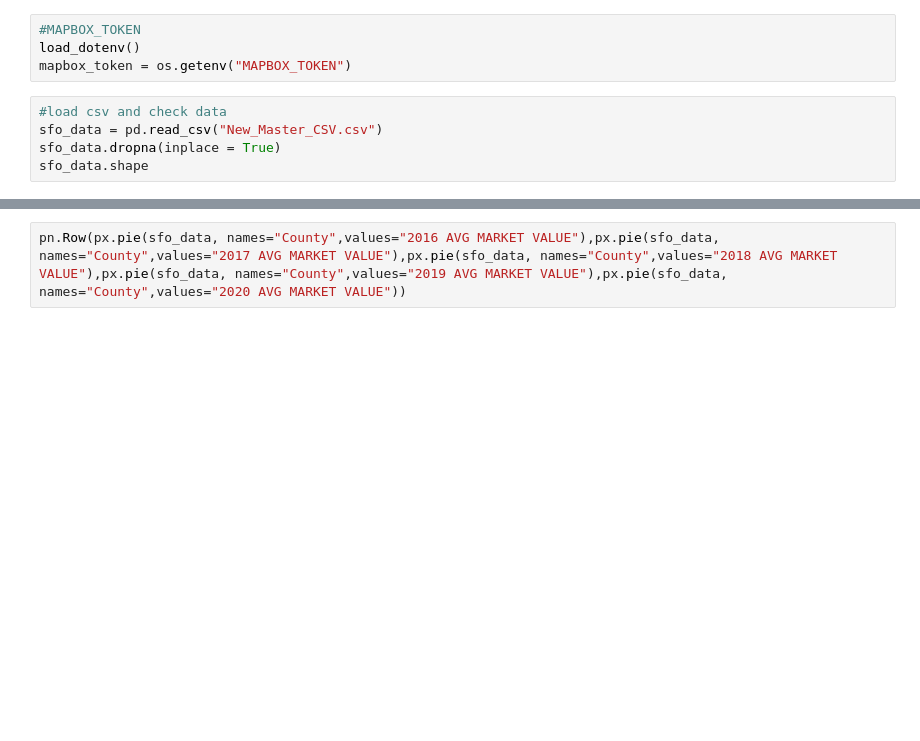
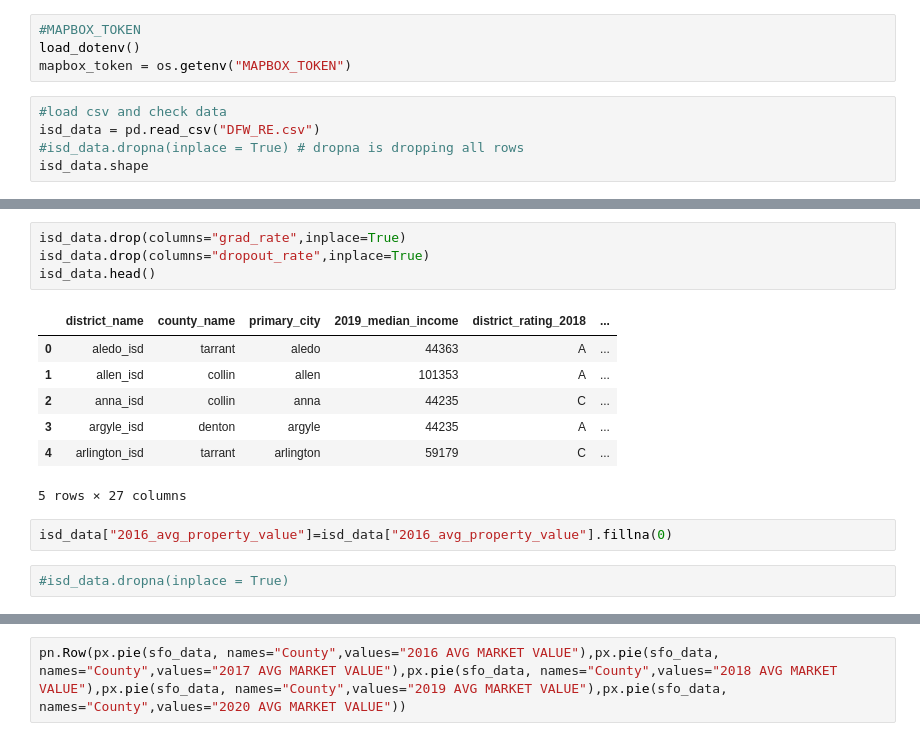
Before and after one commit to rimpi1612/DFW-Real-Estate-and-ISD-s, a Jupyter notebook: ISD_Base_House_Price_Analysis.ipynb, the cells around one changed output, grey strips where cells are left out. Cells and saved outputs as stored; diff of their text form; blank space fills up the shorter version.

Commit message:
data cleaning from csv

```diff
--- a/ISD_Base_House_Price_Analysis.ipynb
+++ b/ISD_Base_House_Price_Analysis.ipynb
@@ -19,7 +20,7 @@ load_dotenv()
 mapbox_token = os.getenv("MAPBOX_TOKEN")
 # %%
 #load csv and check data
-sfo_data = pd.read_csv("New_Master_CSV.csv")
-sfo_data.dropna(inplace = True)
-sfo_data.shape
+isd_data = pd.read_csv("DFW_RE.csv")
+#isd_data.dropna(inplace = True) # dropna is dropping all rows
+isd_data.shape
 # %% [output]
@@ -52,0 +70,16 @@ px.scatter(sfo_data,x="2016 AVG MARKET VALUE",y="District Name", size = "2016 AV
+# %%
+isd_data.drop(columns="grad_rate",inplace=True)
+isd_data.drop(columns="dropout_rate",inplace=True)
+isd_data.head()
+# %% [output]
+|  | district_name | county_name | primary_city | 2019_median_income | district_rating_2018 | ... |
+| 0 | aledo_isd | tarrant | aledo | 44363 | A | ... |
+| 1 | allen_isd | collin | allen | 101353 | A | ... |
+| 2 | anna_isd | collin | anna | 44235 | C | ... |
+| 3 | argyle_isd | denton | argyle | 44235 | A | ... |
+| 4 | arlington_isd | tarrant | arlington | 59179 | C | ... |
+5 rows × 27 columns
+# %%
+isd_data["2016_avg_property_value"]=isd_data["2016_avg_property_value"].fillna(0)
+# %%
+#isd_data.dropna(inplace = True)
```
Also changed, not shown: parts of 27 cells of this notebook.
